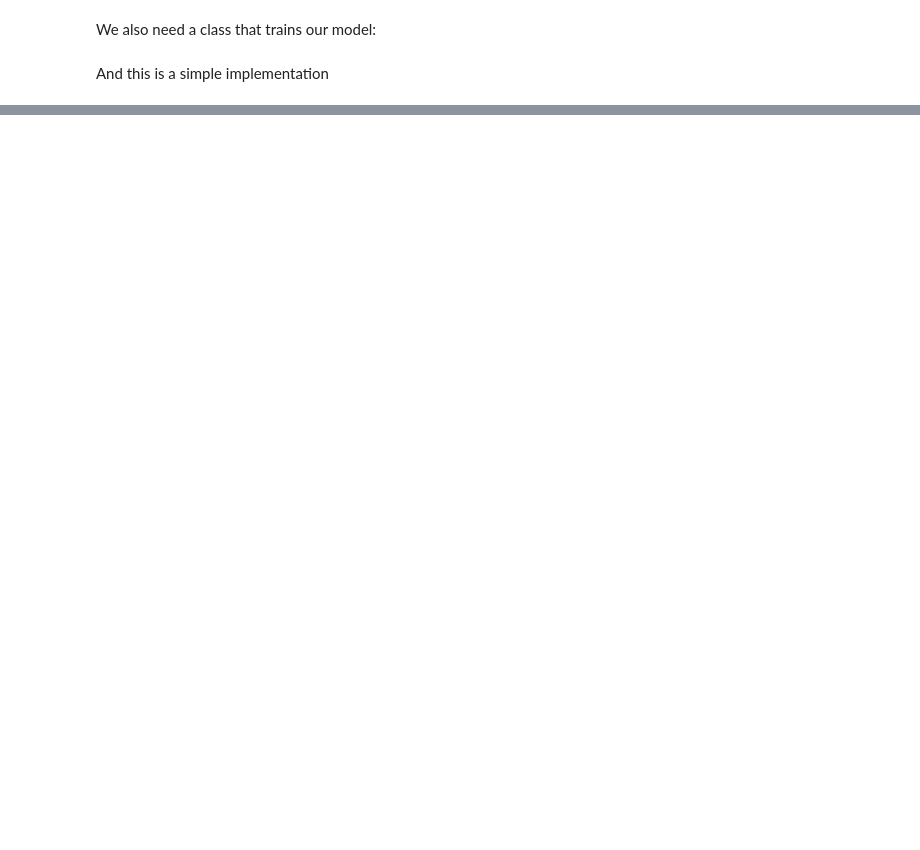
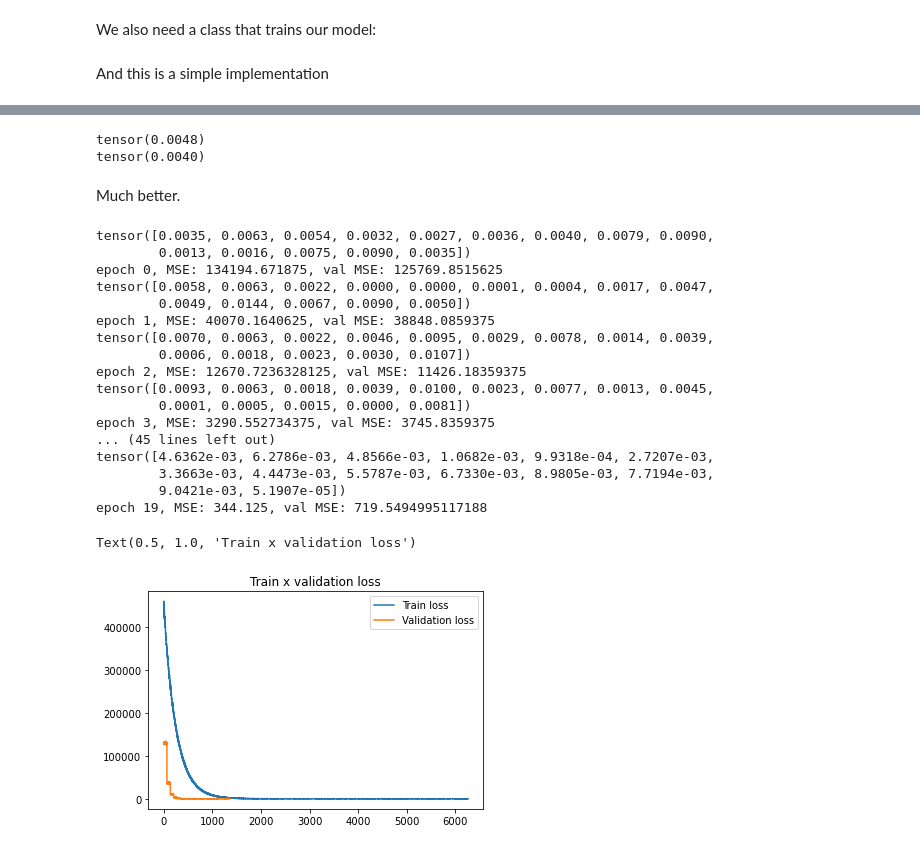
Before and after one commit to brechtlauwers/AI-math-predictor-NY, a Jupyter notebook: Model/4. PyTorch.ipynb, the cells around one changed output, grey strips where cells are left out. Drawn from its saved outputs; the diff is of its cells as text; code cells hidden in the pictures; blank space fills up the shorter version.

Commit message:
Added PyTorch
Added the PyTorch model and debugging file.
Small fixes in previous notebooks

```diff
--- a/Model/4. PyTorch.ipynb
+++ b/Model/4. PyTorch.ipynb
@@ -141,0 +186,10 @@ Mmh... this is an exploding gradient.
+# %%
+math_df = pd.read_csv("../Data/Math_Test_Results_Cleaned.csv")
+X = math_df.drop('Mean Scale Score', axis=1)
+y = math_df['Mean Scale Score']
+
+torch_dataset = MathDataset(X, y)
+train_data, test_data = random_split(torch_dataset, [20000, 5391])
+
+print(train_data.dataset.X.mean())
+print(train_data.dataset.X.std())
@@ -141,0 +201,70 @@ Mmh... this is an exploding gradient.
+# %%
+train_data.dataset.X = normalize(train_data.dataset.X, p=2.0, dim=0)
+test_data.dataset.X = normalize(test_data.dataset.X, p=2.0, dim=0)
+
+print(train_data.dataset.X.mean())
+print(train_data.dataset.X.std())
+# %% [output]
+tensor(0.0048)
+tensor(0.0040)
+# %%
+train_loader = DataLoader(dataset=train_data, batch_size=64, shuffle=True)
+test_loader = DataLoader(dataset=test_data, batch_size=80, shuffle=True)
+# %% [markdown]
+Much better.
+# %%
+model = LinearModel()
+loss_fn = torch.nn.MSELoss(reduction='mean')
+optimizer = torch.optim.SGD(model.parameters(), lr=0.001)
+train_step = make_train_step(model, loss_fn, optimizer)
+
+losses = []
+val_losses = []
+
+for epoch in range(20):
+    for x_batch, y_batch in train_loader:
+        # unsqeeze the tensor to add another dimension
+        x_batch = x_batch.to(torch.float32)
+        y_batch = y_batch.to(torch.float32).unsqueeze(-1)
+
+        loss = train_step(x_batch, y_batch)
+        losses.append(loss)
+
+    with torch.no_grad():
+        for x_val, y_val in test_loader:
+            x_val = x_val.to(torch.float32)
+            y_val = y_val.to(torch.float32).unsqueeze(-1)
+
+            model.eval()
+
+            yhat = model(x_val)
+            val_loss = loss_fn(y_val, yhat)
+            val_losses.append(val_loss.item())
+
+    print(x_batch[0])
+    print('epoch {}, MSE: {}, val MSE: {}'.format(epoch, loss, val_loss))
+
+plt.plot(losses, label="Train loss")
+plt.plot(val_losses, label="Validation loss")
+plt.legend()
+plt.title("Train x validation loss")
+# %% [output]
+tensor([0.0035, 0.0063, 0.0054, 0.0032, 0.0027, 0.0036, 0.0040, 0.0079, 0.0090,
+        0.0013, 0.0016, 0.0075, 0.0090, 0.0035])
+epoch 0, MSE: 134194.671875, val MSE: 125769.8515625
+tensor([0.0058, 0.0063, 0.0022, 0.0000, 0.0000, 0.0001, 0.0004, 0.0017, 0.0047,
+        0.0049, 0.0144, 0.0067, 0.0090, 0.0050])
+epoch 1, MSE: 40070.1640625, val MSE: 38848.0859375
+tensor([0.0070, 0.0063, 0.0022, 0.0046, 0.0095, 0.0029, 0.0078, 0.0014, 0.0039,
+        0.0006, 0.0018, 0.0023, 0.0030, 0.0107])
+epoch 2, MSE: 12670.7236328125, val MSE: 11426.18359375
+tensor([0.0093, 0.0063, 0.0018, 0.0039, 0.0100, 0.0023, 0.0077, 0.0013, 0.0045,
+        0.0001, 0.0005, 0.0015, 0.0000, 0.0081])
+epoch 3, MSE: 3290.552734375, val MSE: 3745.8359375
+... (45 lines left out)
+tensor([4.6362e-03, 6.2786e-03, 4.8566e-03, 1.0682e-03, 9.9318e-04, 2.7207e-03,
+        3.3663e-03, 4.4473e-03, 5.5787e-03, 6.7330e-03, 8.9805e-03, 7.7194e-03,
+        9.0421e-03, 5.1907e-05])
+epoch 19, MSE: 344.125, val MSE: 719.5494995117188
+Text(0.5, 1.0, 'Train x validation loss')
+[figure, added]
```
Also changed, not shown: parts of 48 cells of this notebook, 7 other files.
